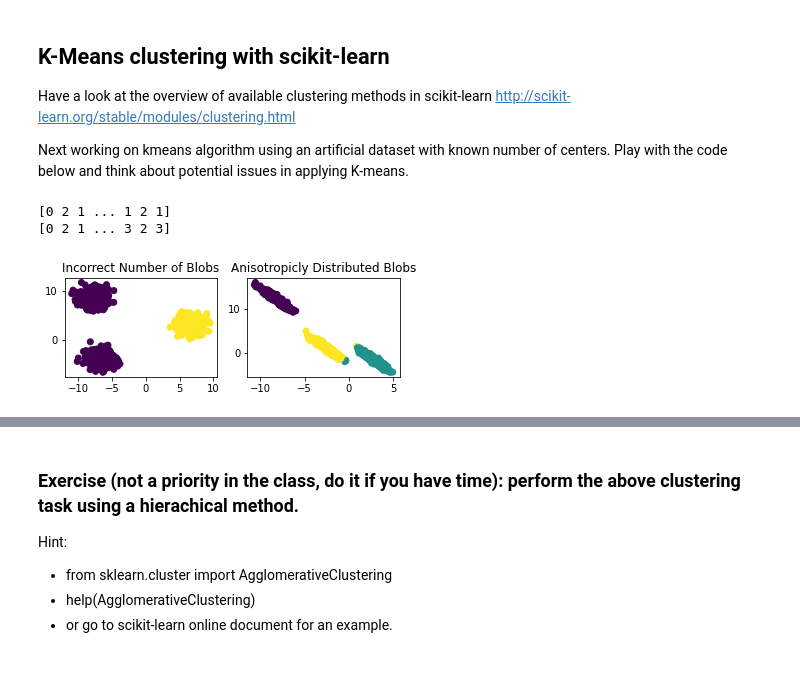
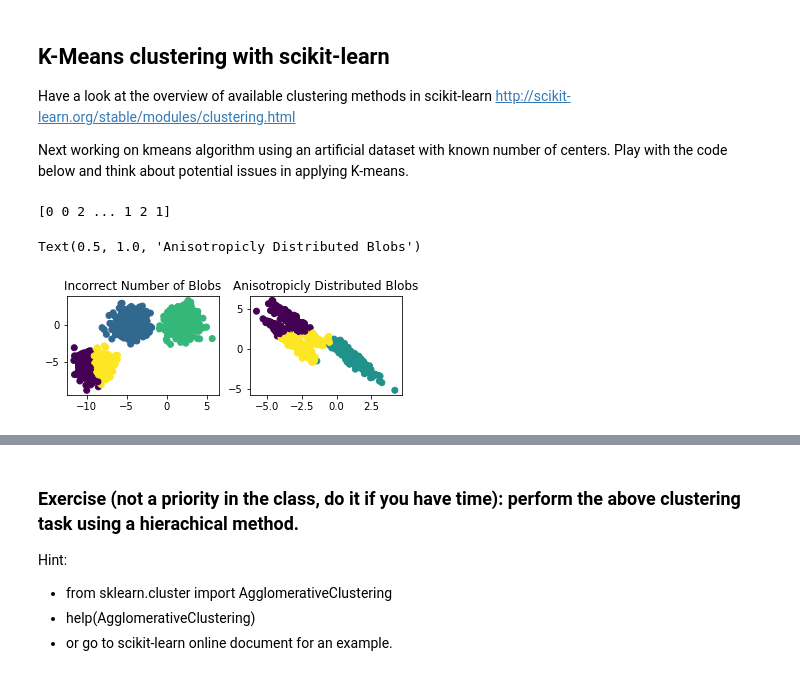
Before and after one commit to PhilipMottershead/CSM6420, a Jupyter notebook: Practical_3/pract.ipynb, the cells around one changed output, grey strips where cells are left out. Drawn from its saved outputs; the diff is of its cells as text; code cells hidden in the pictures.

```diff
--- a/Practical_3/pract.ipynb
+++ b/Practical_3/pract.ipynb
@@ -121,35 +123,35 @@ Play with the code below and think about potential issues in applying K-means.
 # %%
 import numpy as np
 import matplotlib.pyplot as plt
 %matplotlib inline
 
 from sklearn.cluster import KMeans
 from sklearn.datasets import make_blobs
 
 
 # Generate a 2D samples of certain number of blobs
 random_state = 170 # You can change random state and see changes in data examples)
 n_samples = 1500
-X, y = make_blobs(n_samples=n_samples, centers=3, n_features=2, random_state=3433)
+X, y = make_blobs(n_samples=n_samples, centers=3, n_features=2, random_state=random_state)
 
 # number of clusters!!!!!!
-y_pred = KMeans(n_clusters=2, random_state=random_state).fit_predict(X)
+y_pred = KMeans(n_clusters=4, random_state=random_state).fit_predict(X)
 
 plt.subplot(221)
 plt.scatter(X[:, 0], X[:, 1], c=y_pred)
 
 plt.title("Incorrect Number of Blobs")
 
 # Anisotropicly distributed data
 transformation = [[ 0.60834549, -0.63667341], [-0.40887718, 0.85253229]]
 X_aniso = np.dot(X, transformation)
 y_pred = KMeans(n_clusters=3, random_state=random_state).fit_predict(X_aniso)
 print(y_pred)
 
 plt.subplot(222)
 plt.scatter(X_aniso[:, 0], X_aniso[:, 1], c=y_pred)
 plt.title("Anisotropicly Distributed Blobs")
 # %% [output]
-[0 2 1 ... 1 2 1]
-[0 2 1 ... 3 2 3]
+[0 0 2 ... 1 2 1]
+Text(0.5, 1.0, 'Anisotropicly Distributed Blobs')
-[figure, old version]
+[figure, new version]
```
Also changed, not shown: parts of 11 cells of this notebook, 2 other files.
